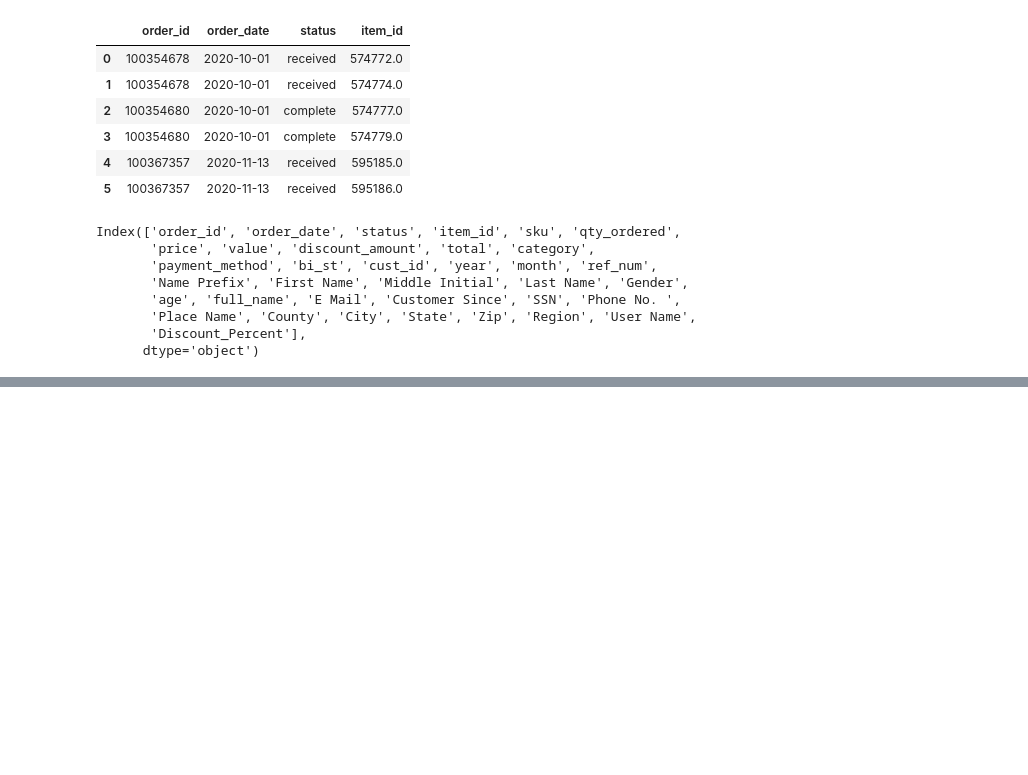
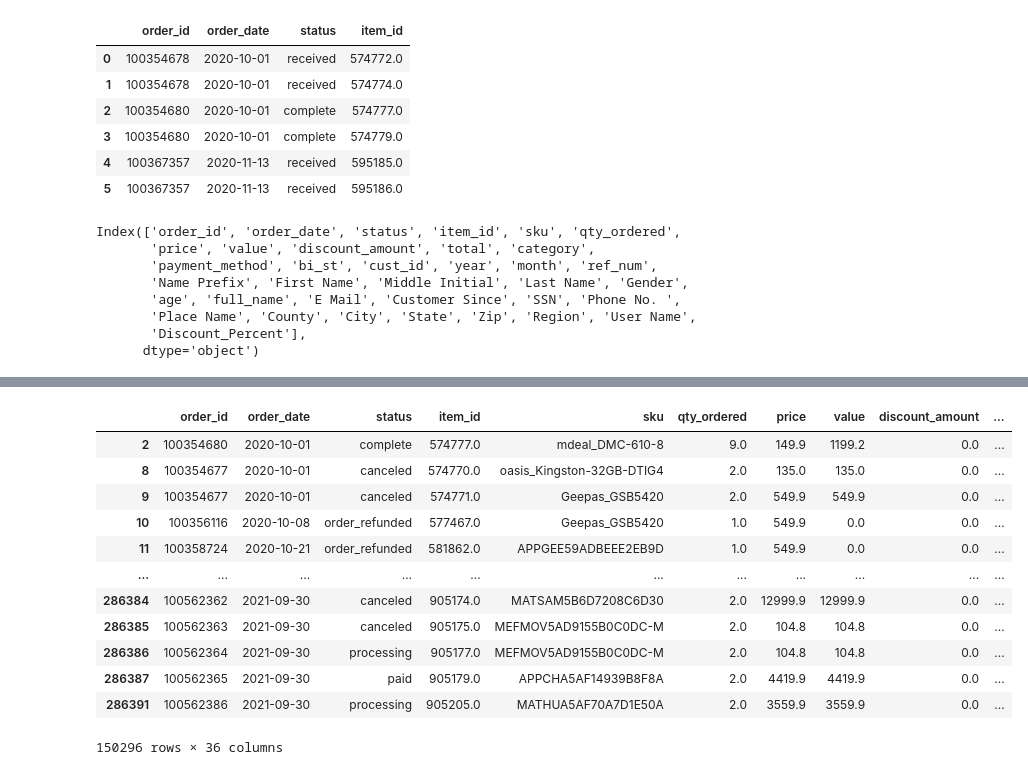
Before and after one commit to john2893/learnmachinlearning, a Jupyter notebook: GreatLearning-Class.ipynb, the cells around one changed output, grey strips where cells are left out. Saved outputs shown, nothing was run; the diff lists cells and outputs as text; code cells hidden in the pictures; blank space fills up the shorter version.

```diff
--- a/GreatLearning-Class.ipynb
+++ b/GreatLearning-Class.ipynb
@@ -271,0 +366,16 @@ Index(['order_id', 'order_date', 'status', 'item_id', 'sku', 'qty_ordered',
+# %%
+df[df["price"] > 100]
+# %% [output]
+|  | order_id | order_date | status | item_id | sku | qty_ordered | price | value | discount_amount | ... |
+| 2 | 100354680 | 2020-10-01 | complete | 574777.0 | mdeal_DMC-610-8 | 9.0 | 149.9 | 1199.2 | 0.0 | ... |
+| 8 | 100354677 | 2020-10-01 | canceled | 574770.0 | oasis_Kingston-32GB-DTIG4 | 2.0 | 135.0 | 135.0 | 0.0 | ... |
+| 9 | 100354677 | 2020-10-01 | canceled | 574771.0 | Geepas_GSB5420 | 2.0 | 549.9 | 549.9 | 0.0 | ... |
+| 10 | 100356116 | 2020-10-08 | order_refunded | 577467.0 | Geepas_GSB5420 | 1.0 | 549.9 | 0.0 | 0.0 | ... |
+| 11 | 100358724 | 2020-10-21 | order_refunded | 581862.0 | APPGEE59ADBEEE2EB9D | 1.0 | 549.9 | 0.0 | 0.0 | ... |
+| ... | ... | ... | ... | ... | ... | ... | ... | ... | ... | ... |
+| 286384 | 100562362 | 2021-09-30 | canceled | 905174.0 | MATSAM5B6D7208C6D30 | 2.0 | 12999.9 | 12999.9 | 0.0 | ... |
+| 286385 | 100562363 | 2021-09-30 | canceled | 905175.0 | MEFMOV5AD9155B0C0DC-M | 2.0 | 104.8 | 104.8 | 0.0 | ... |
+| 286386 | 100562364 | 2021-09-30 | processing | 905177.0 | MEFMOV5AD9155B0C0DC-M | 2.0 | 104.8 | 104.8 | 0.0 | ... |
+| 286387 | 100562365 | 2021-09-30 | paid | 905179.0 | APPCHA5AF14939B8F8A | 2.0 | 4419.9 | 4419.9 | 0.0 | ... |
+| 286391 | 100562386 | 2021-09-30 | processing | 905205.0 | MATHUA5AF70A7D1E50A | 2.0 | 3559.9 | 3559.9 | 0.0 | ... |
+150296 rows × 36 columns
```
Also changed, not shown: parts of 39 cells of this notebook.
